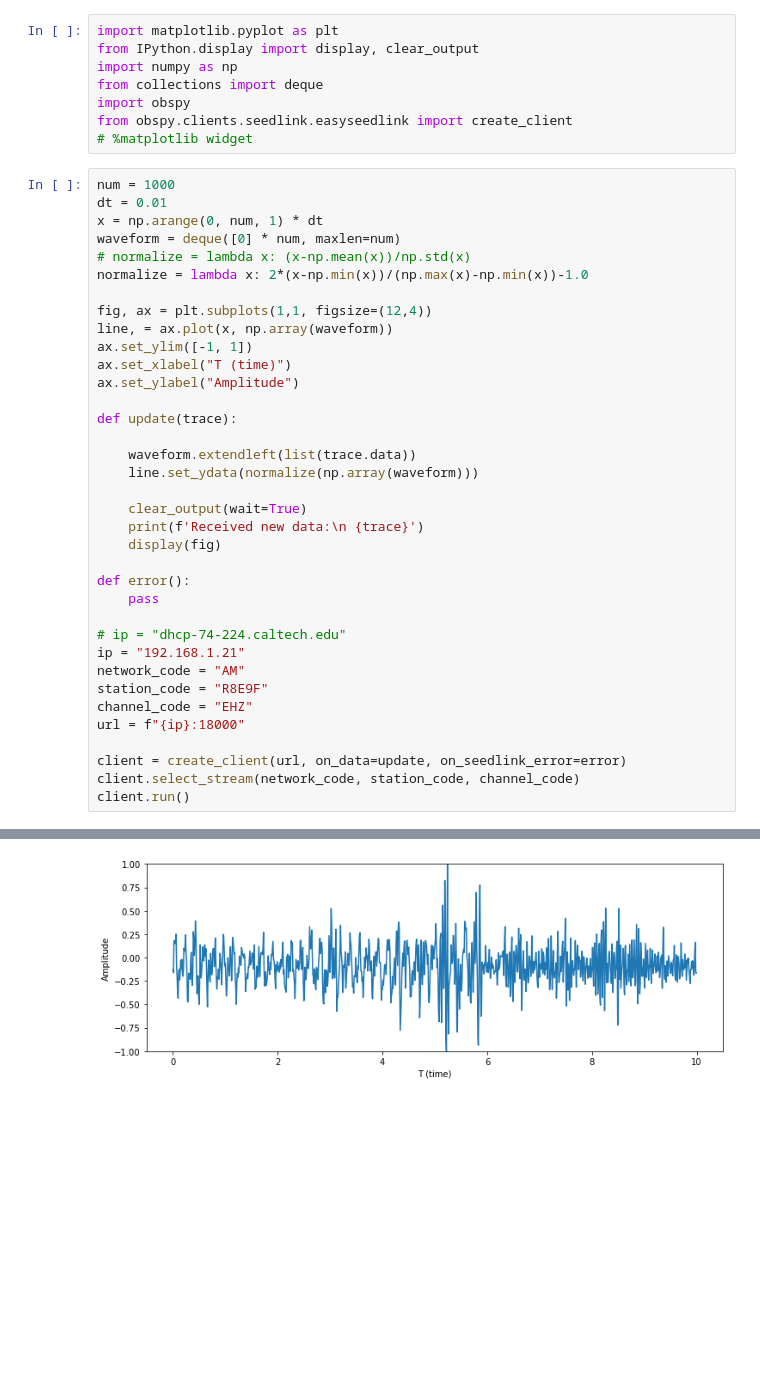
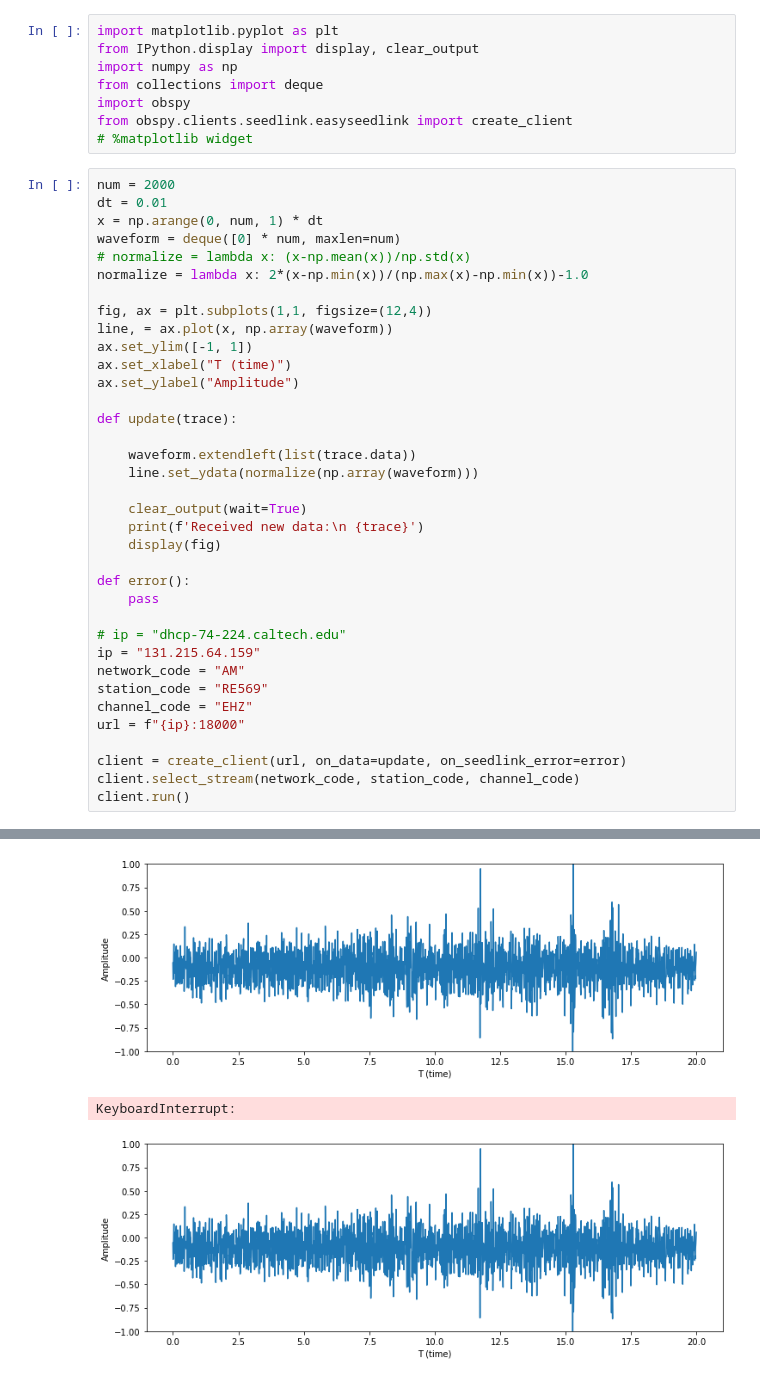
Before and after one commit to AI4EPS/homepage, a Jupyter notebook: classes/pyearth/docs/obspy/animation_seedlink.ipynb, the cells around one changed output, grey strips where cells are left out. Drawn from its saved outputs; the diff is of its cells as text; blank space fills up the shorter version.

```diff
--- a/classes/pyearth/docs/obspy/animation_seedlink.ipynb
+++ b/classes/pyearth/docs/obspy/animation_seedlink.ipynb
@@ -9,7 +9,7 @@ import obspy
 from obspy.clients.seedlink.easyseedlink import create_client
 # %matplotlib widget
 # %%
-num = 1000
+num = 2000
 dt = 0.01
 x = np.arange(0, num, 1) * dt
 waveform = deque([0] * num, maxlen=num)
@@ -35,9 +35,9 @@ def error():
     pass
 
 # ip = "dhcp-74-224.caltech.edu"
-ip = "192.168.1.21"
+ip = "131.215.64.159"
 network_code = "AM"
-station_code = "R8E9F"
+station_code = "RE569"
 channel_code = "EHZ"
 url = f"{ip}:18000"
 
@@ -50 +50,3 @@ Received new data:
-[figure, old version]
+[figure, new version]
+KeyboardInterrupt:
+[figure, added]
```
Also changed, not shown: parts of 1 cell of this notebook, 1 other file.
